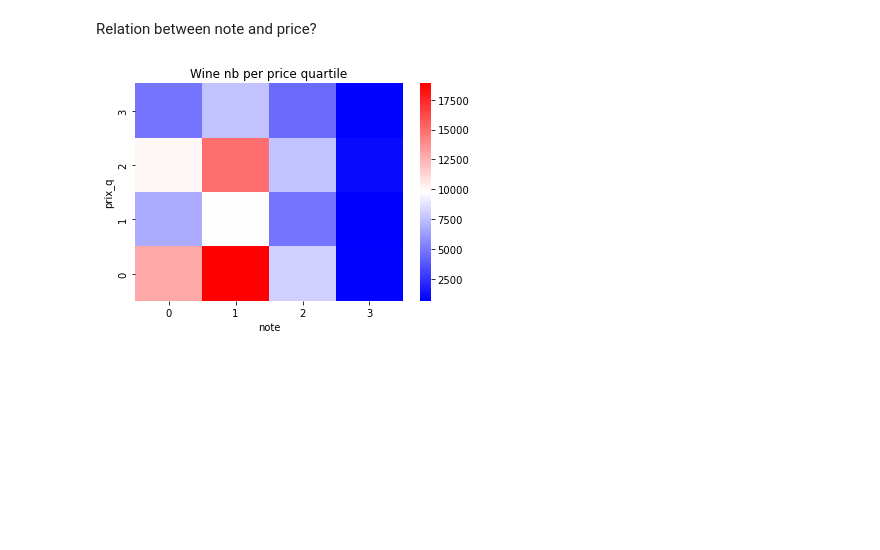
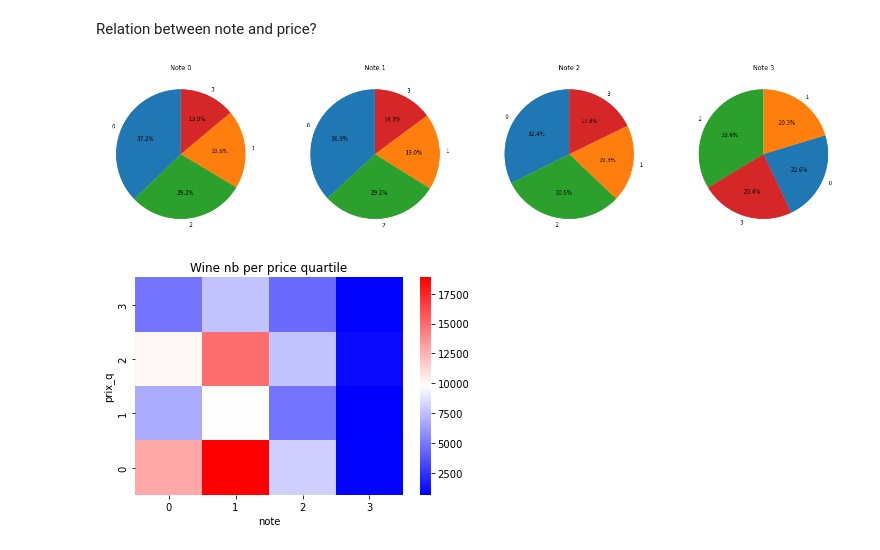
Before and after one commit to guillaumebrl/In-Vino-Veritas, a Jupyter notebook: Starting_kit_2.ipynb, the cells around one changed output. Drawn from its saved outputs; the diff is of its cells as text; code cells hidden in the pictures; blank space fills up the shorter version.

```diff
--- a/Starting_kit_2.ipynb
+++ b/Starting_kit_2.ipynb
@@ -170,6 +177,23 @@ fig.write_html('Carte de France - Prix.html', auto_open=True)
 ### Note.
 # %% [markdown]
 Relation between note and price?
+# %%
+ncol = 4
+col = 'note'
+l = df_train[df_train[col].notna()][col].unique()
+sh = (int(np.ceil(len(l) / ncol)), ncol)
+colordict = {'0': plt.cm.tab10(0), '1': plt.cm.tab10(1), '2': plt.cm.tab10(2), '3': plt.cm.tab10(3)}
+fig, axes = plt.subplots(nrows=sh[0], ncols=sh[1], figsize =(25,15))
+for i, reg in enumerate(np.sort(l)):
+    #i = np.unravel_index(i, sh)
+    x = df_train[df_train[col]==reg]['prix_q'].sort_values().value_counts()
+    wedges = axes[i].pie(x=x, labels=x.index, autopct='%1.1f%%', startangle=90, shadow=False)
+    axes[i].set_title('Note {}'.format(reg))
+    for pie_wedge in wedges[0]:
+        pie_wedge.set_facecolor(colordict[pie_wedge.get_label()])
+plt.show()
+# %% [output]
+[figure, added]
 # %%
 _ = (df_train.groupby(by=['note', 'prix_q'], as_index=False)['vin']
      .count()
```
Also changed, not shown: parts of 4 cells of this notebook.
